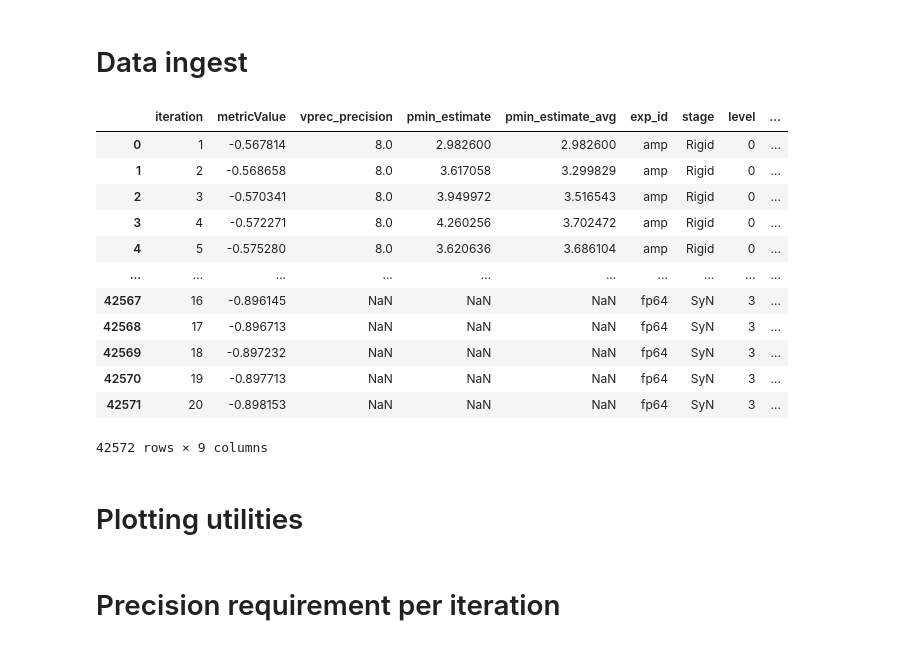
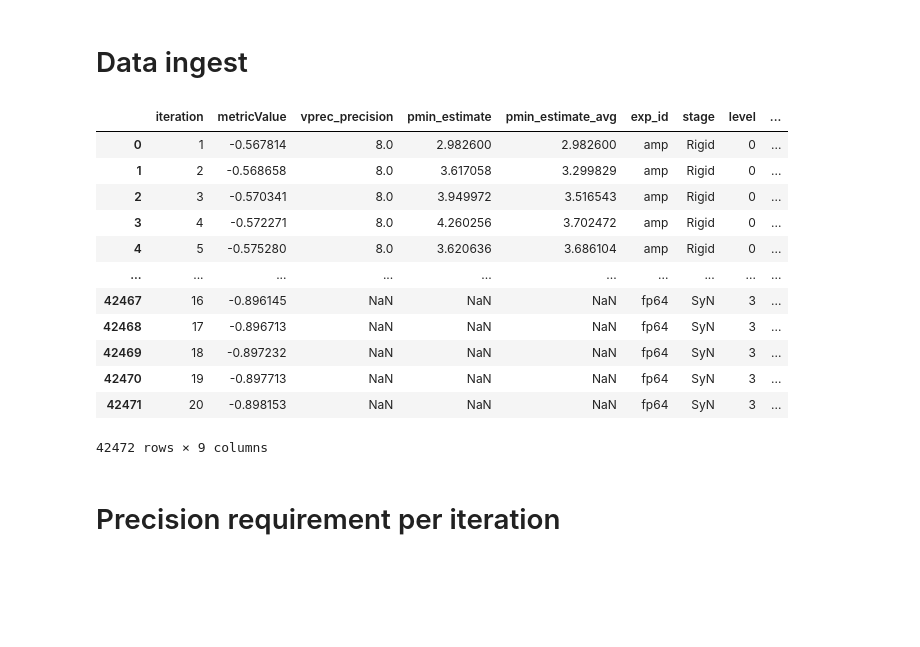
Before and after one commit to mathdugre/DynoMP, a Jupyter notebook: viz.ipynb, the cells around one changed output. Drawn from its saved outputs; the diff is of its cells as text; code cells hidden in the pictures; blank space fills up the shorter version.

```diff
--- a/viz.ipynb
+++ b/viz.ipynb
@@ -102,41 +102,45 @@ def parse_log(
 
 def get_data(
     log_dir: Path, *, data2table_fn: Callable[[str], pd.DataFrame]
 ) -> pd.DataFrame:
     data: list[pd.DataFrame] = list()
 
     for log in log_dir.glob("*.log"):
         subject_df = parse_log(
             log.read_text(),
             data2table_fn=data2table_fn,
         )
         subject_df["subject_id"] = log.stem
         data.append(subject_df)
 
     return pd.concat(data).reset_index(drop=True)
 
 
 amp_df = get_data(Path("logs", EXPERIMENTS.AMP), data2table_fn=data2table_amp)
 fp64_df = get_data(Path("logs", EXPERIMENTS.FP64), data2table_fn=data2table_fp64)
 
 all_df: pd.DataFrame = pd.concat([amp_df, fp64_df]).reset_index(drop=True)
+to_drop = (
+    (all_df["stage"] == STAGES.SYN)
+    & (all_df["level"] == 0)
+    & (all_df["iteration"] == 1)
+)
+all_df = all_df.loc[~to_drop].reset_index(drop=True)
 all_df
 # %% [output]
 |  | iteration | metricValue | vprec_precision | pmin_estimate | pmin_estimate_avg | exp_id | stage | level | ... |
 | 0 | 1 | -0.567814 | 8.0 | 2.982600 | 2.982600 | amp | Rigid | 0 | ... |
 | 1 | 2 | -0.568658 | 8.0 | 3.617058 | 3.299829 | amp | Rigid | 0 | ... |
 | 2 | 3 | -0.570341 | 8.0 | 3.949972 | 3.516543 | amp | Rigid | 0 | ... |
 | 3 | 4 | -0.572271 | 8.0 | 4.260256 | 3.702472 | amp | Rigid | 0 | ... |
 | 4 | 5 | -0.575280 | 8.0 | 3.620636 | 3.686104 | amp | Rigid | 0 | ... |
 | ... | ... | ... | ... | ... | ... | ... | ... | ... | ... |
-| 42567 | 16 | -0.896145 | NaN | NaN | NaN | fp64 | SyN | 3 | ... |
-| 42568 | 17 | -0.896713 | NaN | NaN | NaN | fp64 | SyN | 3 | ... |
-| 42569 | 18 | -0.897232 | NaN | NaN | NaN | fp64 | SyN | 3 | ... |
-| 42570 | 19 | -0.897713 | NaN | NaN | NaN | fp64 | SyN | 3 | ... |
-| 42571 | 20 | -0.898153 | NaN | NaN | NaN | fp64 | SyN | 3 | ... |
+| 42467 | 16 | -0.896145 | NaN | NaN | NaN | fp64 | SyN | 3 | ... |
+| 42468 | 17 | -0.896713 | NaN | NaN | NaN | fp64 | SyN | 3 | ... |
+| 42469 | 18 | -0.897232 | NaN | NaN | NaN | fp64 | SyN | 3 | ... |
+| 42470 | 19 | -0.897713 | NaN | NaN | NaN | fp64 | SyN | 3 | ... |
+| 42471 | 20 | -0.898153 | NaN | NaN | NaN | fp64 | SyN | 3 | ... |
-42572 rows × 9 columns
+42472 rows × 9 columns
-# %% [markdown]
-# Plotting utilities
 # %%
 import plotly.graph_objects as go
 from plotly.colors import hex_to_rgb
```
Also changed, not shown: parts of 5 cells of this notebook, 17 other files.
